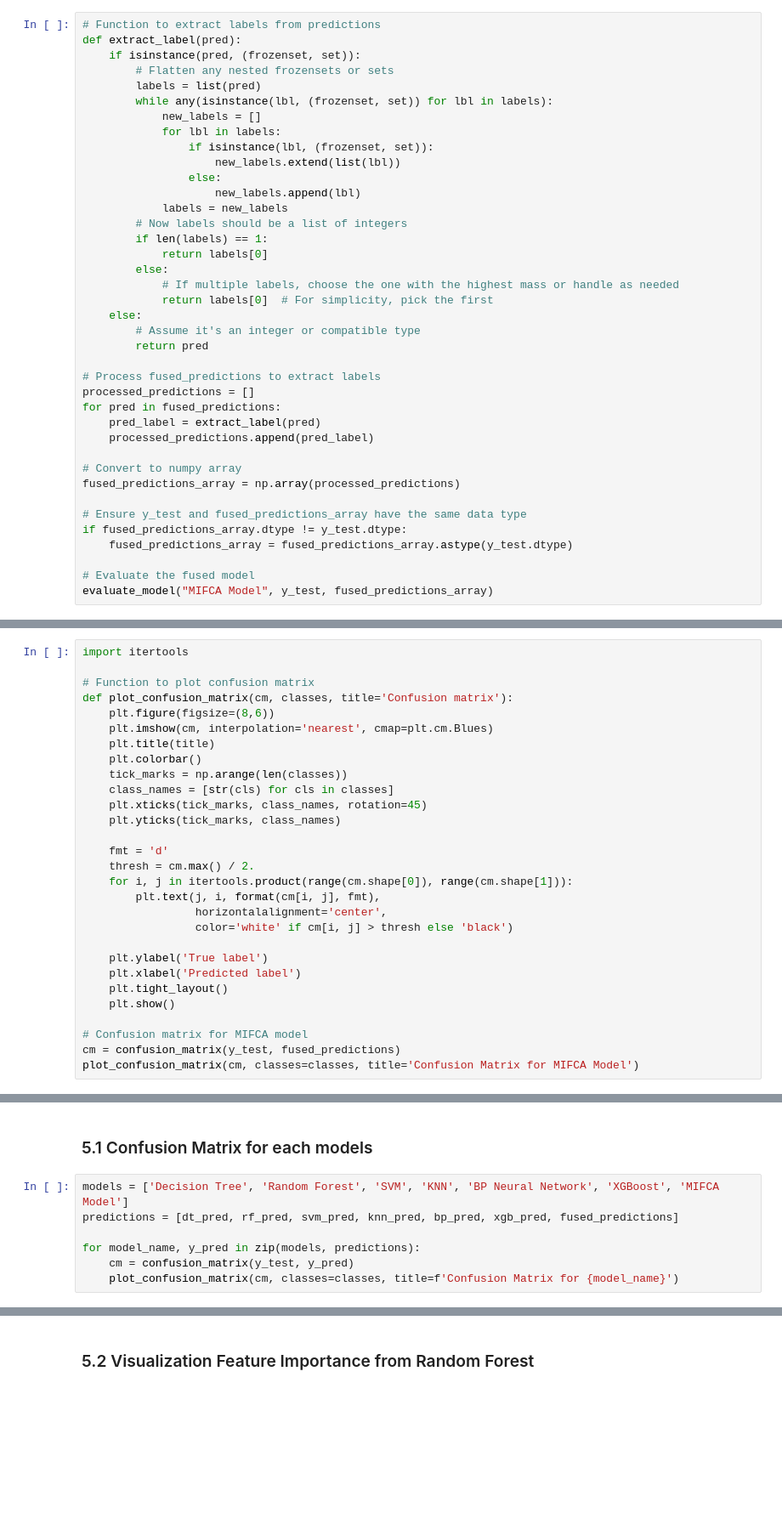
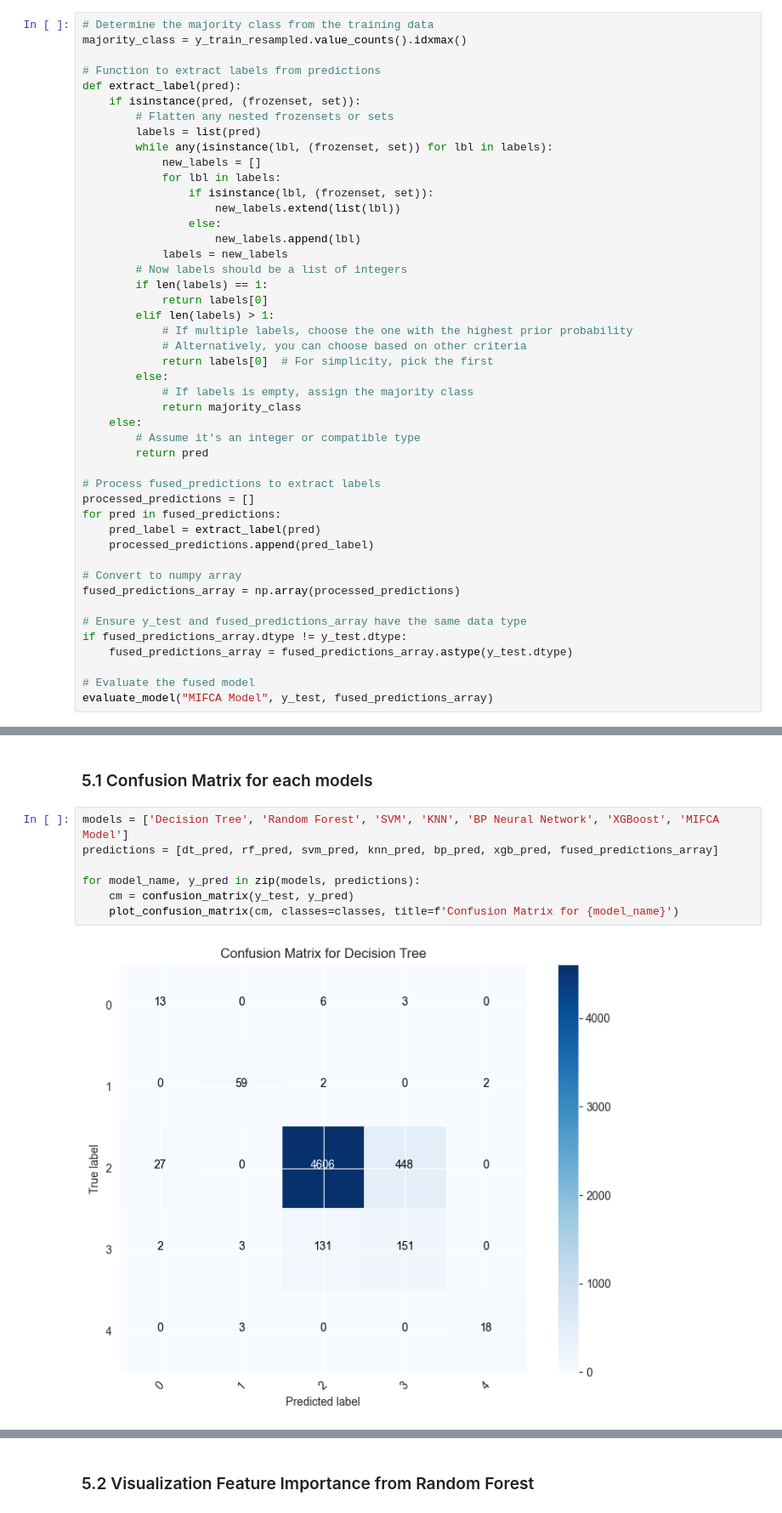
Before and after one commit to kurniacf/Multi-Classification-Assesment-of-Bank-Personal-Credit-Risk, a Jupyter notebook: index.ipynb, the cells around one changed output, grey strips where cells are left out. Shown at 85% size. Drawn from its saved outputs; the diff is of its cells as text; blank space fills up the shorter version.

Commit message:
feat: multi-classification model assessment of bank personal credit risk

```diff
--- a/index.ipynb
+++ b/index.ipynb
@@ -577,6 +579,9 @@ weighted avg       0.93      0.91      0.92      5474
 # %% [markdown]
 ### 4.2 Evaluate the MIFCA Model
 # %%
+# Determine the majority class from the training data
+majority_class = y_train_resampled.value_counts().idxmax()
+
 # Function to extract labels from predictions
 def extract_label(pred):
     if isinstance(pred, (frozenset, set)):
@@ -593,9 +598,13 @@ def extract_label(pred):
         # Now labels should be a list of integers
         if len(labels) == 1:
             return labels[0]
+        elif len(labels) > 1:
+            # If multiple labels, choose the one with the highest prior probability
+            # Alternatively, you can choose based on other criteria
+            return labels[0]  # For simplicity, pick the first
         else:
-            # If multiple labels, choose the one with the highest mass or handle as needed
-            return labels[0]  # For simplicity, pick the first
+            # If labels is empty, assign the majority class
+            return majority_class
     else:
         # Assume it's an integer or compatible type
         return pred
@@ -622,29 +647,0 @@ IndexError: list index out of range
-# %%
-import itertools
-
-# Function to plot confusion matrix
-def plot_confusion_matrix(cm, classes, title='Confusion matrix'):
-    plt.figure(figsize=(8,6))
-    plt.imshow(cm, interpolation='nearest', cmap=plt.cm.Blues)
-    plt.title(title)
-    plt.colorbar()
-    tick_marks = np.arange(len(classes))
-    class_names = [str(cls) for cls in classes]
-    plt.xticks(tick_marks, class_names, rotation=45)
-    plt.yticks(tick_marks, class_names)
-
-    fmt = 'd'
-    thresh = cm.max() / 2.
-    for i, j in itertools.product(range(cm.shape[0]), range(cm.shape[1])):
-        plt.text(j, i, format(cm[i, j], fmt),
-                 horizontalalignment='center',
-                 color='white' if cm[i, j] > thresh else 'black')
-
-    plt.ylabel('True label')
-    plt.xlabel('Predicted label')
-    plt.tight_layout()
-    plt.show()
-
-# Confusion matrix for MIFCA model
-cm = confusion_matrix(y_test, fused_predictions)
-plot_confusion_matrix(cm, classes=classes, title='Confusion Matrix for MIFCA Model')
@@ -656,8 +686,10 @@ NameError: name 'confusion_matrix' is not defined
 ### 5.1 Confusion Matrix for each models
 # %%
 models = ['Decision Tree', 'Random Forest', 'SVM', 'KNN', 'BP Neural Network', 'XGBoost', 'MIFCA Model']
-predictions = [dt_pred, rf_pred, svm_pred, knn_pred, bp_pred, xgb_pred, fused_predictions]
+predictions = [dt_pred, rf_pred, svm_pred, knn_pred, bp_pred, xgb_pred, fused_predictions_array]
 
 for model_name, y_pred in zip(models, predictions):
     cm = confusion_matrix(y_test, y_pred)
     plot_confusion_matrix(cm, classes=classes, title=f'Confusion Matrix for {model_name}')
+# %% [output]
+[figure, added]
```
Also changed, not shown: parts of 13 cells of this notebook, 8 other files.
